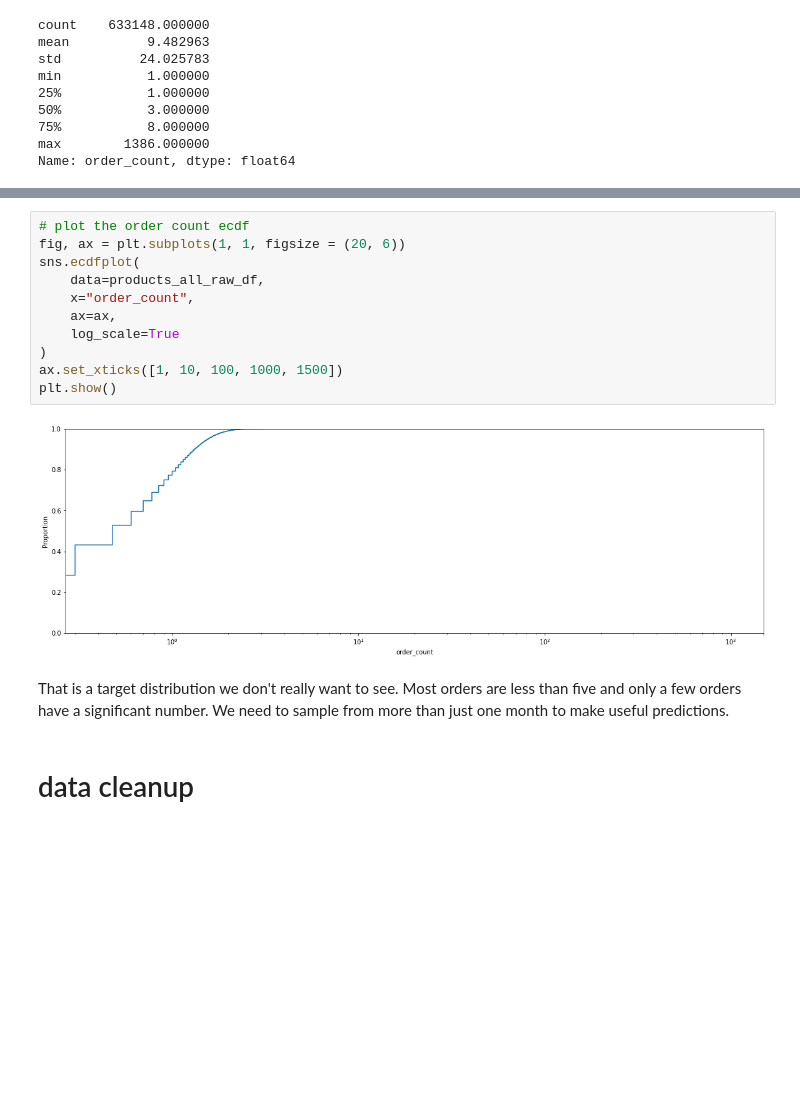
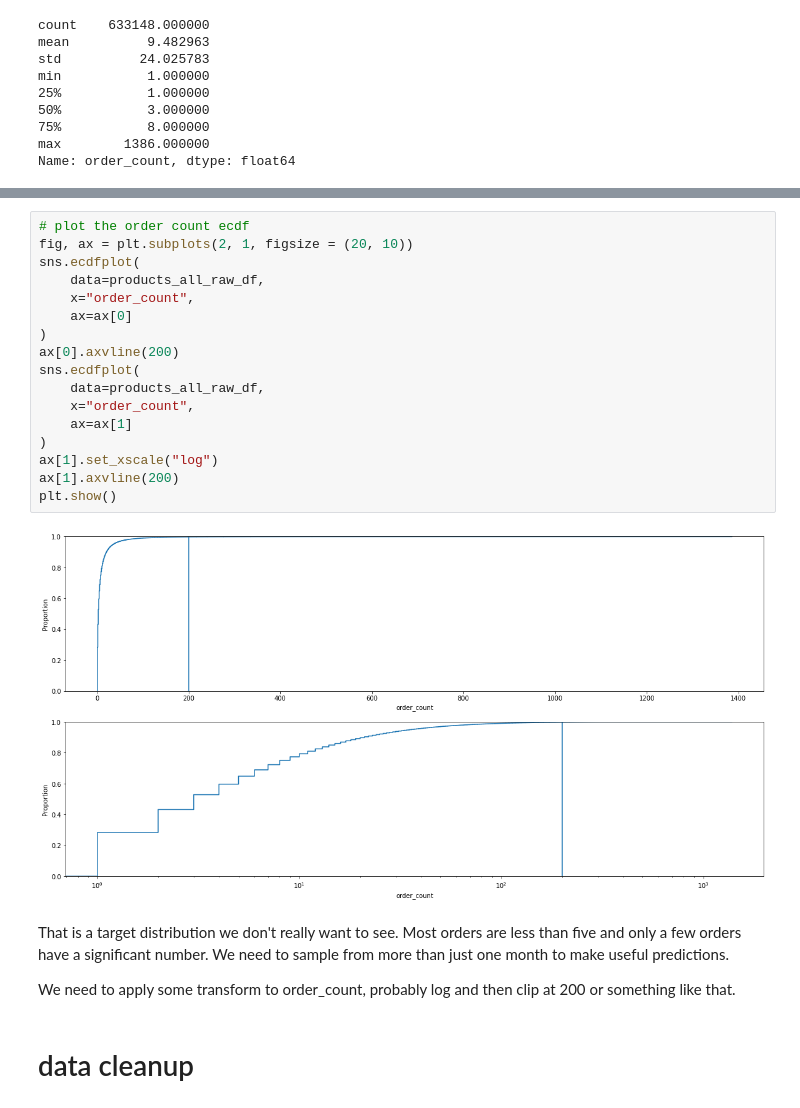
Before and after one commit to cb-314/vendor_challenge, a Jupyter notebook: vendor_challenge.ipynb, the cells around one changed output, grey strips where cells are left out. Drawn from its saved outputs; the diff is of its cells as text; blank space fills up the shorter version.

```diff
--- a/vendor_challenge.ipynb
+++ b/vendor_challenge.ipynb
@@ -76,18 +98,26 @@ Name: order_count, dtype: float64
 # %%
 # plot the order count ecdf
-fig, ax = plt.subplots(1, 1, figsize = (20, 6))
+fig, ax = plt.subplots(2, 1, figsize = (20, 10))
 sns.ecdfplot(
     data=products_all_raw_df,
     x="order_count",
-    ax=ax,
-    log_scale=True
+    ax=ax[0]
 )
-ax.set_xticks([1, 10, 100, 1000, 1500])
+ax[0].axvline(200)
+sns.ecdfplot(
+    data=products_all_raw_df,
+    x="order_count",
+    ax=ax[1]
+)
+ax[1].set_xscale("log")
+ax[1].axvline(200)
 plt.show()
 # %% [output]
-[figure, old version]
+[figure, new version]
 # %% [markdown]
 That is a target distribution we don't really want to see. Most orders are less than five and only a few orders have a significant number. We need to sample from more than just one month to make useful predictions.
+
+We need to apply some transform to order_count, probably log and then clip at 200 or something like that.
 # %% [markdown]
 # data cleanup
 # %% [markdown]
```
Also changed, not shown: parts of 29 cells of this notebook.
